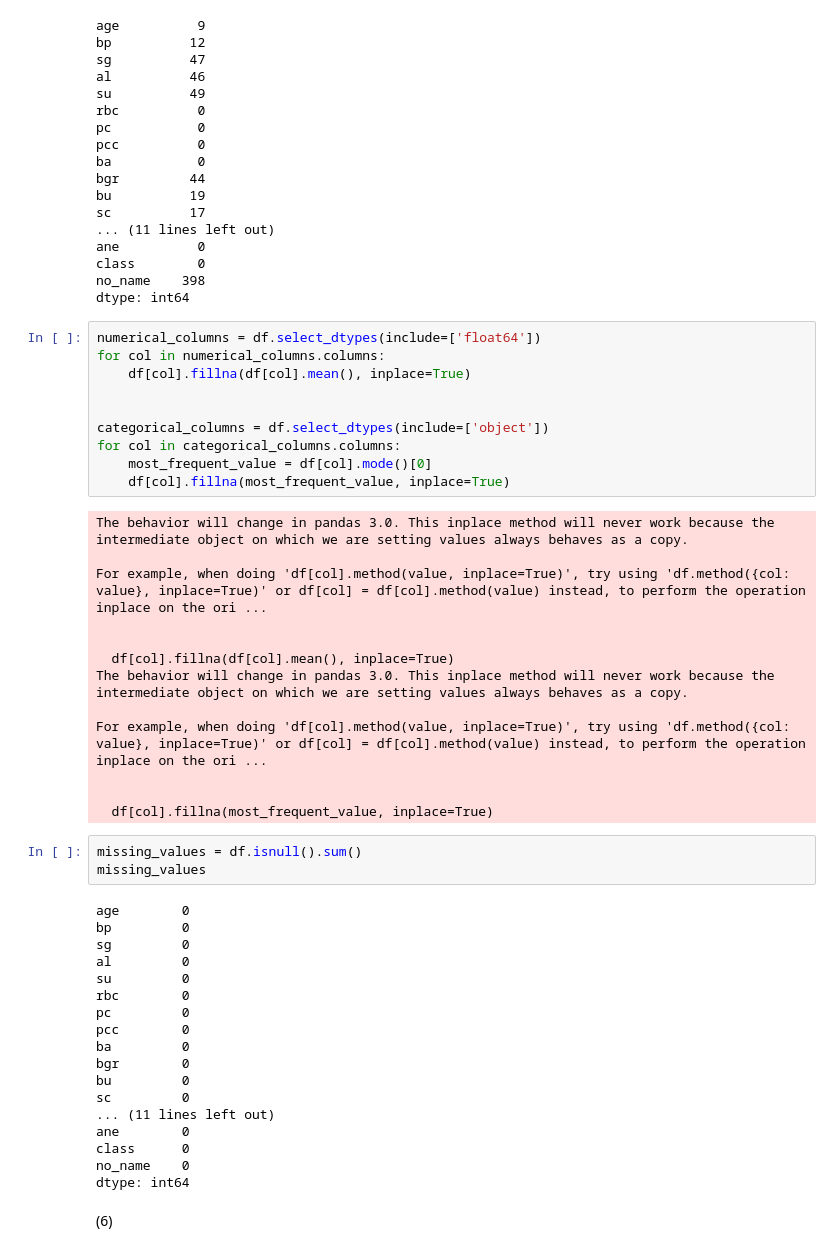
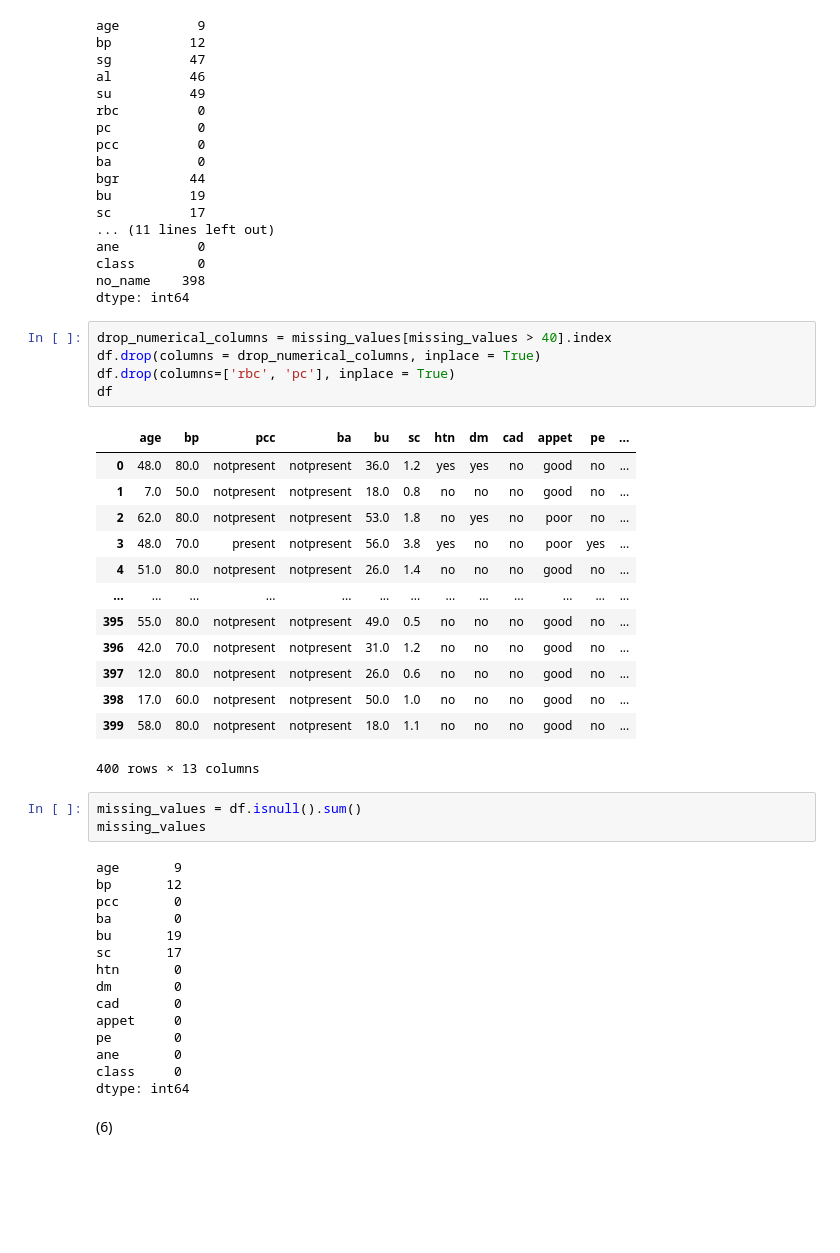
Before and after one commit to chenx333/Chronic-Kidney-Disease-Classification-Challenge, a Jupyter notebook: assignment6.ipynb, the cells around one changed output. Saved outputs shown, nothing was run; the diff lists cells and outputs as text; blank space fills up the shorter version.

Commit message:
Question 5: drop the variables with missing values greater than 40

```diff
--- a/assignment6.ipynb
+++ b/assignment6.ipynb
@@ -280,49 +280,42 @@ ane          0
 class        0
 no_name    398
 dtype: int64
-# %%
-numerical_columns = df.select_dtypes(include=['float64'])
-for col in numerical_columns.columns:
-    df[col].fillna(df[col].mean(), inplace=True)
-
-
-categorical_columns = df.select_dtypes(include=['object'])
-for col in categorical_columns.columns:
-    most_frequent_value = df[col].mode()[0]
-    df[col].fillna(most_frequent_value, inplace=True)
-# %% [output]
-The behavior will change in pandas 3.0. This inplace method will never work because the intermediate object on which we are setting values always behaves as a copy.
-
-For example, when doing 'df[col].method(value, inplace=True)', try using 'df.method({col: value}, inplace=True)' or df[col] = df[col].method(value) instead, to perform the operation inplace on the ori ...
-
-
-  df[col].fillna(df[col].mean(), inplace=True)
-The behavior will change in pandas 3.0. This inplace method will never work because the intermediate object on which we are setting values always behaves as a copy.
-
-For example, when doing 'df[col].method(value, inplace=True)', try using 'df.method({col: value}, inplace=True)' or df[col] = df[col].method(value) instead, to perform the operation inplace on the ori ...
-
-
-  df[col].fillna(most_frequent_value, inplace=True)
+# %%
+drop_numerical_columns = missing_values[missing_values > 40].index
+df.drop(columns = drop_numerical_columns, inplace = True)
+df.drop(columns=['rbc', 'pc'], inplace = True)
+df
+# %% [output]
+|  | age | bp | pcc | ba | bu | sc | htn | dm | cad | appet | pe | ... |
+| 0 | 48.0 | 80.0 | notpresent | notpresent | 36.0 | 1.2 | yes | yes | no | good | no | ... |
+| 1 | 7.0 | 50.0 | notpresent | notpresent | 18.0 | 0.8 | no | no | no | good | no | ... |
+| 2 | 62.0 | 80.0 | notpresent | notpresent | 53.0 | 1.8 | no | yes | no | poor | no | ... |
+| 3 | 48.0 | 70.0 | present | notpresent | 56.0 | 3.8 | yes | no | no | poor | yes | ... |
+| 4 | 51.0 | 80.0 | notpresent | notpresent | 26.0 | 1.4 | no | no | no | good | no | ... |
+| ... | ... | ... | ... | ... | ... | ... | ... | ... | ... | ... | ... | ... |
+| 395 | 55.0 | 80.0 | notpresent | notpresent | 49.0 | 0.5 | no | no | no | good | no | ... |
+| 396 | 42.0 | 70.0 | notpresent | notpresent | 31.0 | 1.2 | no | no | no | good | no | ... |
+| 397 | 12.0 | 80.0 | notpresent | notpresent | 26.0 | 0.6 | no | no | no | good | no | ... |
+| 398 | 17.0 | 60.0 | notpresent | notpresent | 50.0 | 1.0 | no | no | no | good | no | ... |
+| 399 | 58.0 | 80.0 | notpresent | notpresent | 18.0 | 1.1 | no | no | no | good | no | ... |
+400 rows × 13 columns
 # %%
 missing_values = df.isnull().sum()
 missing_values
 # %% [output]
-age        0
-bp         0
-sg         0
-al         0
-su         0
-rbc        0
-pc         0
-pcc        0
-ba         0
-bgr        0
-bu         0
-sc         0
-... (11 lines left out)
-ane        0
-class      0
-no_name    0
+age       9
+bp       12
+pcc       0
+ba        0
+bu       19
+sc       17
+htn       0
+dm        0
+cad       0
+appet     0
+pe        0
+ane       0
+class     0
 dtype: int64
 # %% [markdown]
 (6)
```
Also changed, not shown: parts of 1 cell of this notebook.
